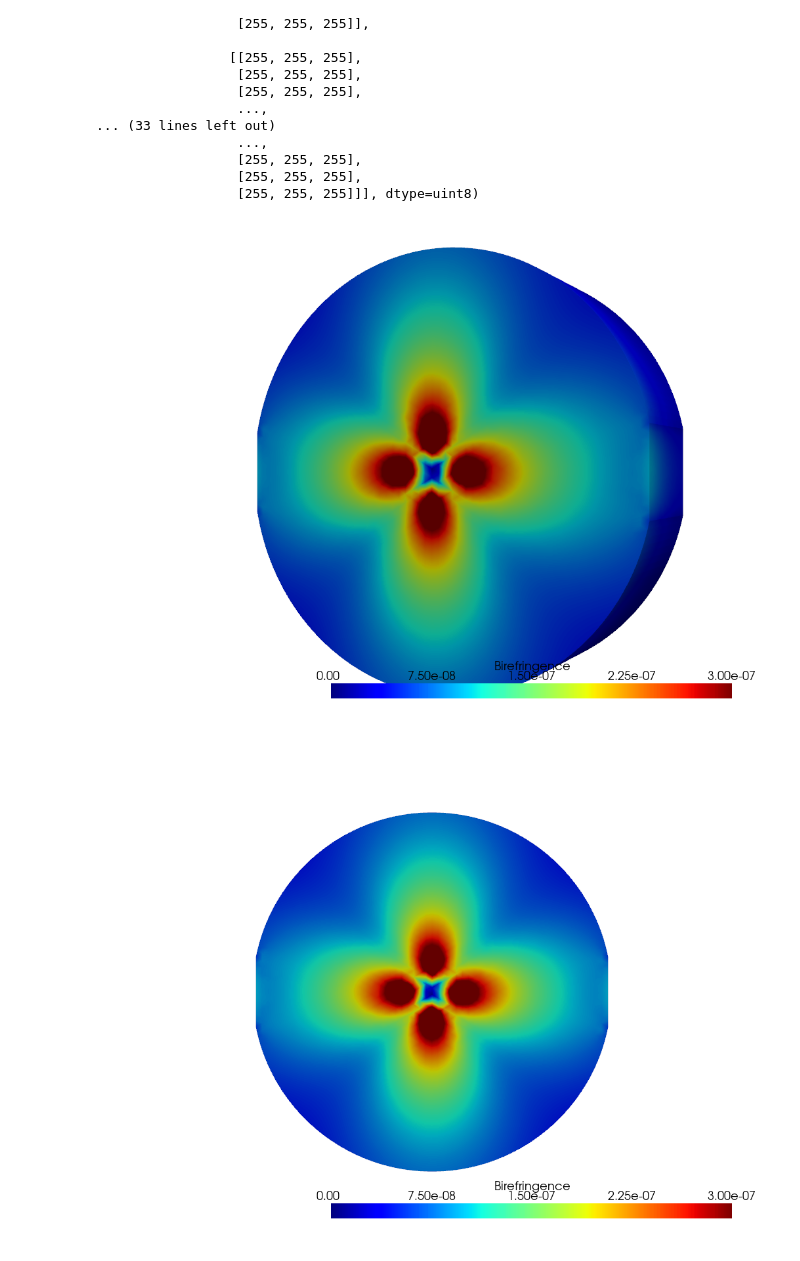
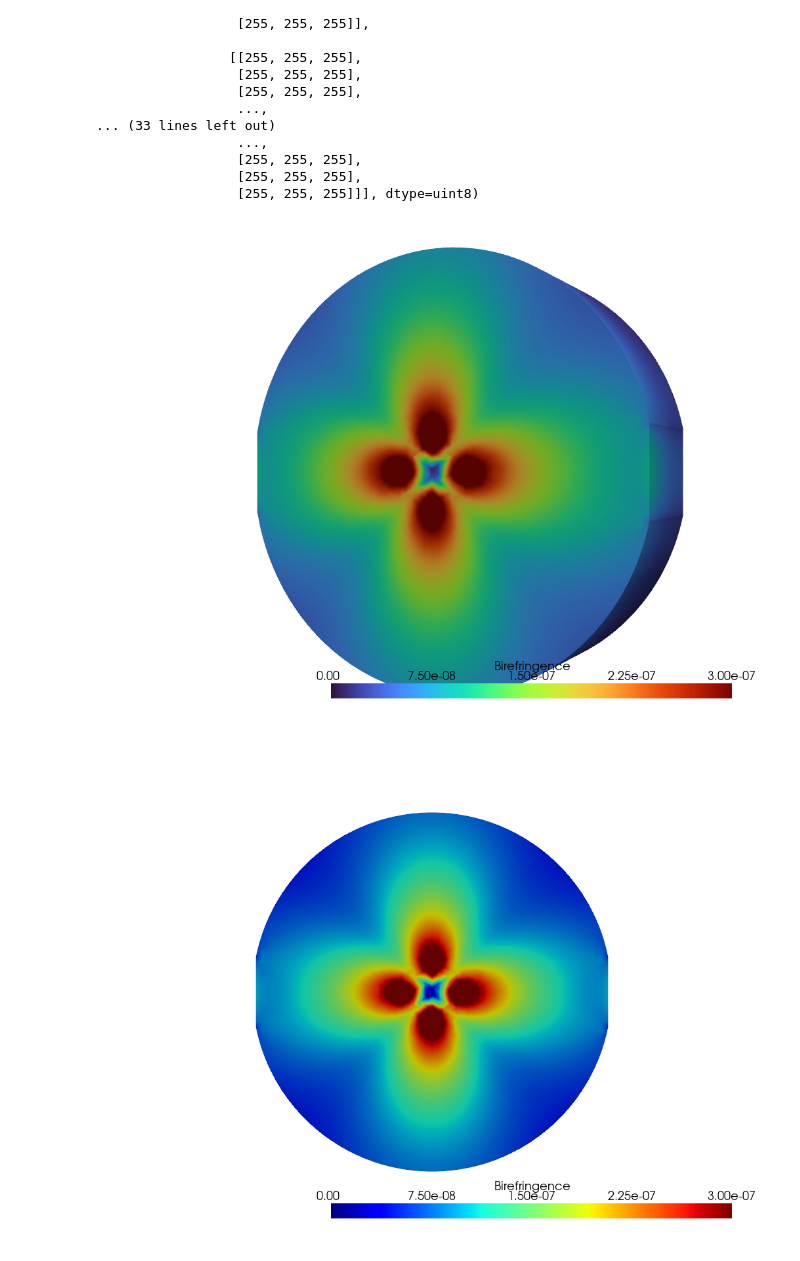
Before and after one commit to alexadam418/Birefringence, a Jupyter notebook: Heat_Birefringence.ipynb, the cells around one changed output. Saved outputs shown, nothing was run; the diff lists cells and outputs as text; code cells hidden in the pictures.

```diff
--- a/Heat_Birefringence.ipynb
+++ b/Heat_Birefringence.ipynb
@@ -455,7 +449,7 @@ def fast_axis(rot_z, rot_x, rot_y, PR, YM, s1, s2, s3, s4, s5, s6, p11, p12, p44
     rotated = np.dot(rot, np.dot(b, np.linalg.inv(rot)))
     small_b = rotated[1:, 1:]
     w, v = np.linalg.eig(small_b)
-    cos_a = np.arctan(v[0,1]/v[0,0])
+    cos_a = np.arctan2(v[0,1],v[0,0])
     return cos_a
 
 def slow_axis(rot_z, rot_x, rot_y, PR, YM, s1, s2, s3, s4, s5, s6, p11, p12, p44, nx, ny, nz):
@@ -486,34 +480,34 @@ for x in range(npoints):
     angle_fast[x] = fast_axis(rot_z=0, rot_x=0, rot_y=0, PR=0.27, YM=130e9, s1=a[0,0], s2=a[1,1], s3=a[2,2],s4= a[1,2], s5=a[0,2], s6=a[0,1], p11=-0.094, p12=0.017,p44= -0.051, nx=3.48, ny=3.48, nz=3.48)
     angle_slow[x] = slow_axis(rot_z=0, rot_x=0, rot_y=0, PR=0.27, YM=130e9, s1=a[0,0], s2=a[1,1], s3=a[2,2],s4= a[1,2], s5=a[0,2], s6=a[0,1], p11=-0.094, p12=0.017,p44= -0.051, nx=3.48, ny=3.48, nz=3.48)
 # %%
-pyvista.global_theme.cmap = 'jet'
+pyvista.global_theme.cmap = 'turbo'
 pyvista.start_xvfb()
 
 
 camera = pyvista.Camera()
 camera.position = (0.22, 0, -0.1)
 camera.focal_point = (0.03, 0, 0)
 
 # Create plotter and pyvista grid
 p = pyvista.Plotter(off_screen=False)
 topology, cell_types, geometry = plot.vtk_mesh(Strain)
 grid = pyvista.UnstructuredGrid(topology, cell_types, geometry)
 
 # Attach vector values to grid and warp grid by vector
 grid["Birefringence"] = dn
 #actor_0 = p.add_mesh(grid, style="wireframe", color="k")
 #warped = grid.warp_by_scalar("Birefringence", factor=0)
 warped = grid.rotate_x(90,point=(0.,0.,0.), inplace=False)
 actor_1 = p.add_mesh(warped, show_edges=False, clim=[0, 3e-7])
 p.camera = camera
 p.show_axes
 
 if not pyvista.OFF_SCREEN:
     p.show()
 else:
-    figure_as_array = p.screenshot("deflection.png")
+    figure_as_array = p.screenshot("birefringence.png")
 # %% [output]
-[figure, old version]
+[figure, new version]
 # %%
 pyvista.start_xvfb()
 
```
Also changed, not shown: parts of 21 cells of this notebook.
